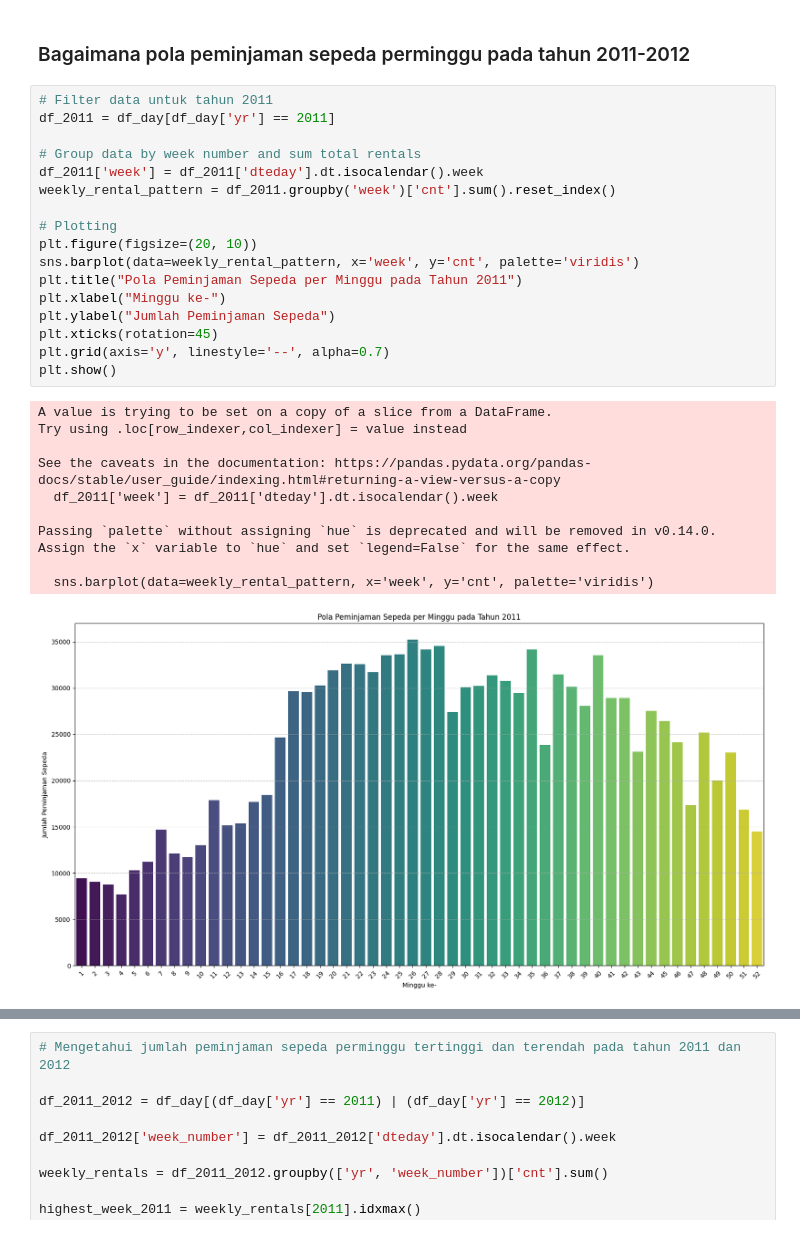
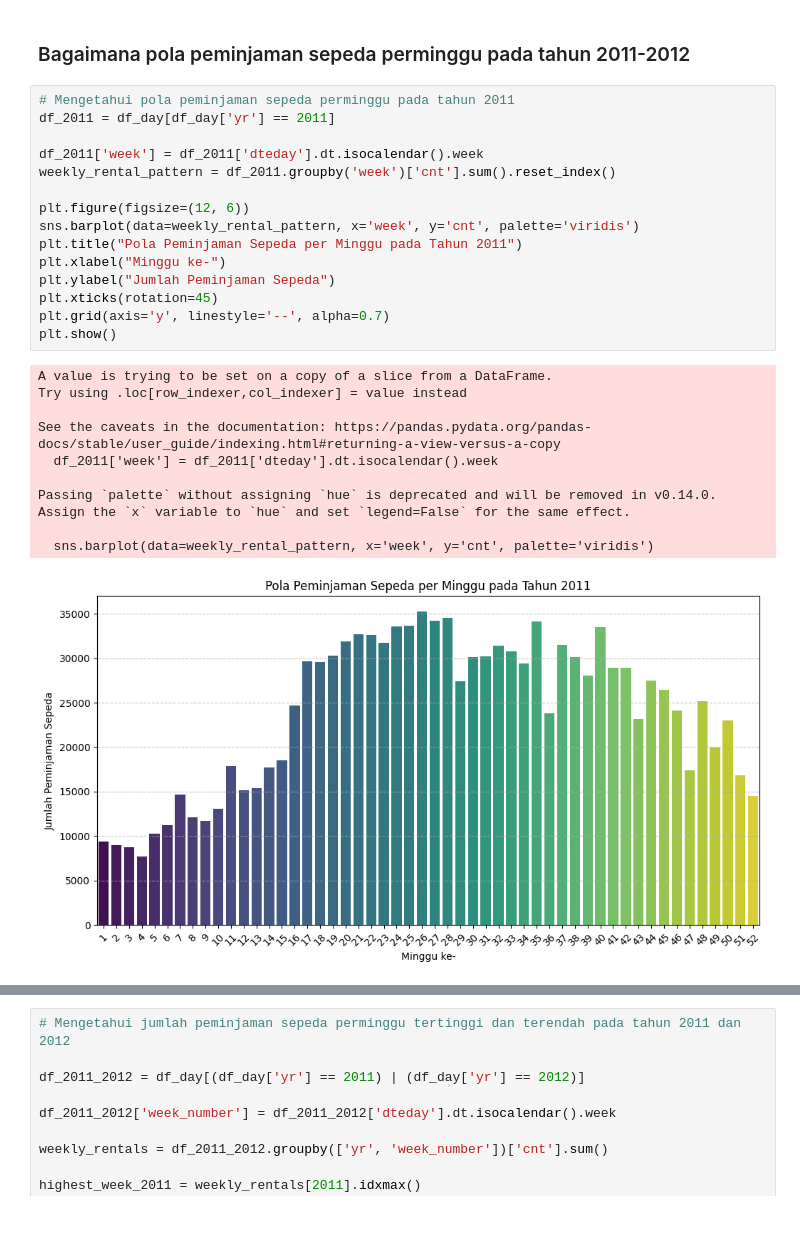
Before and after one commit to SailaJuliaa/Proyek_analisisData, a Jupyter notebook: notebook.ipynb, the cells around one changed output, grey strips where cells are left out. Saved outputs shown, nothing was run; the diff lists cells and outputs as text.

```diff
--- a/notebook.ipynb
+++ b/notebook.ipynb
@@ -423,31 +421,29 @@ Bulan dengan peminjaman terendah pada 2012: 1
 # %% [markdown]
 ### Bagaimana pola peminjaman sepeda perminggu pada tahun 2011-2012
 # %%
-# Filter data untuk tahun 2011
+# Mengetahui pola peminjaman sepeda perminggu pada tahun 2011
 df_2011 = df_day[df_day['yr'] == 2011]
 
-# Group data by week number and sum total rentals
 df_2011['week'] = df_2011['dteday'].dt.isocalendar().week
 weekly_rental_pattern = df_2011.groupby('week')['cnt'].sum().reset_index()
 
-# Plotting
-plt.figure(figsize=(20, 10))
+plt.figure(figsize=(12, 6))
 sns.barplot(data=weekly_rental_pattern, x='week', y='cnt', palette='viridis')
 plt.title("Pola Peminjaman Sepeda per Minggu pada Tahun 2011")
 plt.xlabel("Minggu ke-")
 plt.ylabel("Jumlah Peminjaman Sepeda")
 plt.xticks(rotation=45)
 plt.grid(axis='y', linestyle='--', alpha=0.7)
 plt.show()
 # %% [output]
 A value is trying to be set on a copy of a slice from a DataFrame.
 Try using .loc[row_indexer,col_indexer] = value instead
 
 See the caveats in the documentation: https://pandas.pydata.org/pandas-docs/stable/user_guide/indexing.html#returning-a-view-versus-a-copy
   df_2011['week'] = df_2011['dteday'].dt.isocalendar().week
 
 Passing `palette` without assigning `hue` is deprecated and will be removed in v0.14.0. Assign the `x` variable to `hue` and set `legend=False` for the same effect.
 
   sns.barplot(data=weekly_rental_pattern, x='week', y='cnt', palette='viridis')
-[figure, old version]
+[figure, new version]
 # %%
```
Also changed, not shown: parts of 2 cells of this notebook.
